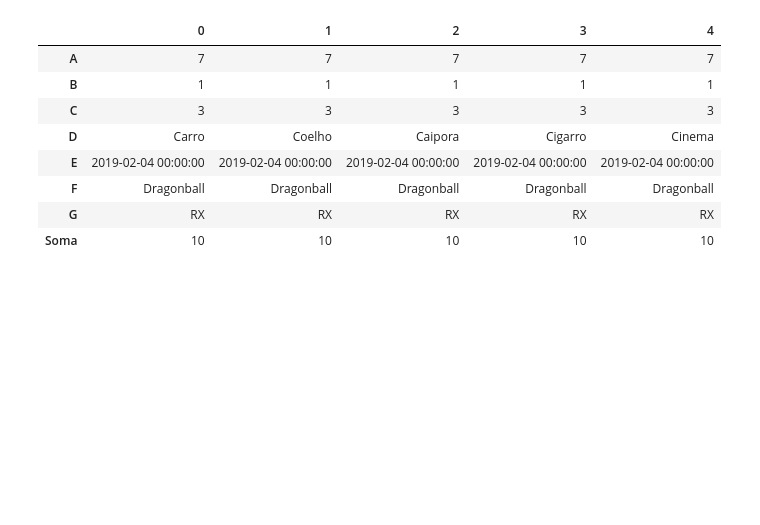
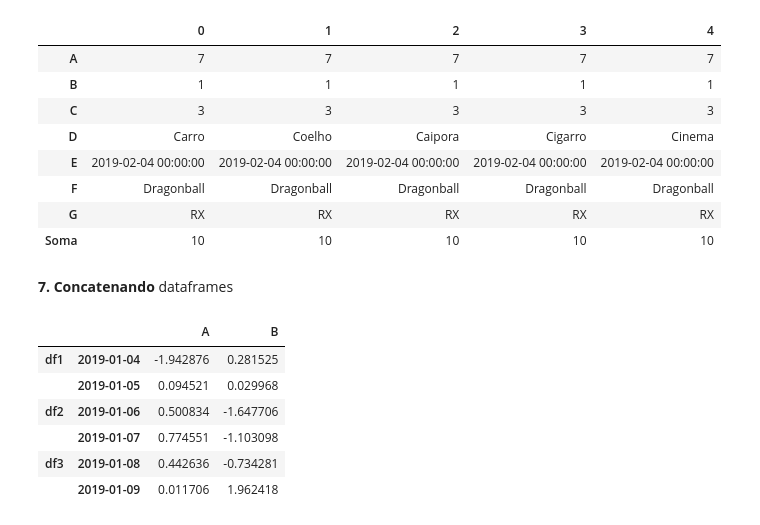
Before and after one commit to CarlosLeandro09/Radiology, a Jupyter notebook: Um_pouco_de_Pandas.ipynb, the cells around one changed output. Saved outputs shown, nothing was run; the diff lists cells and outputs as text; code cells hidden in the pictures; blank space fills up the shorter version.

```diff
--- a/Um_pouco_de_Pandas.ipynb
+++ b/Um_pouco_de_Pandas.ipynb
@@ -136,3 +134,20 @@ df2.T
 | F | Dragonball | Dragonball | Dragonball | Dragonball | Dragonball |
 | G | RX | RX | RX | RX | RX |
 | Soma | 10 | 10 | 10 | 10 | 10 |
+# %% [markdown]
+**7.** **Concatenando** dataframes
+# %%
+df1 = pd.DataFrame(np.random.randn(2,2), index = pd.date_range("20190104",periods=2,freq="D"), columns = list("AB"))
+df2 = pd.DataFrame(np.random.randn(2,2), index = pd.date_range("20190106",periods=2,freq="D"), columns = list("AB"))
+df3 = pd.DataFrame(np.random.randn(2,2), index = pd.date_range("20190108",periods=2,freq="D"), columns = list("AB"))
+# %%
+combinacao = pd.concat([df1,df2,df3],keys=["df1","df2","df3"])
+combinacao
+# %% [output]
+|  |  | A | B |
+| df1 | 2019-01-04 | -1.942876 | 0.281525 |
+|  | 2019-01-05 | 0.094521 | 0.029968 |
+| df2 | 2019-01-06 | 0.500834 | -1.647706 |
+|  | 2019-01-07 | 0.774551 | -1.103098 |
+| df3 | 2019-01-08 | 0.442636 | -0.734281 |
+|  | 2019-01-09 | 0.011706 | 1.962418 |
```
Also changed, not shown: parts of 11 cells of this notebook.
